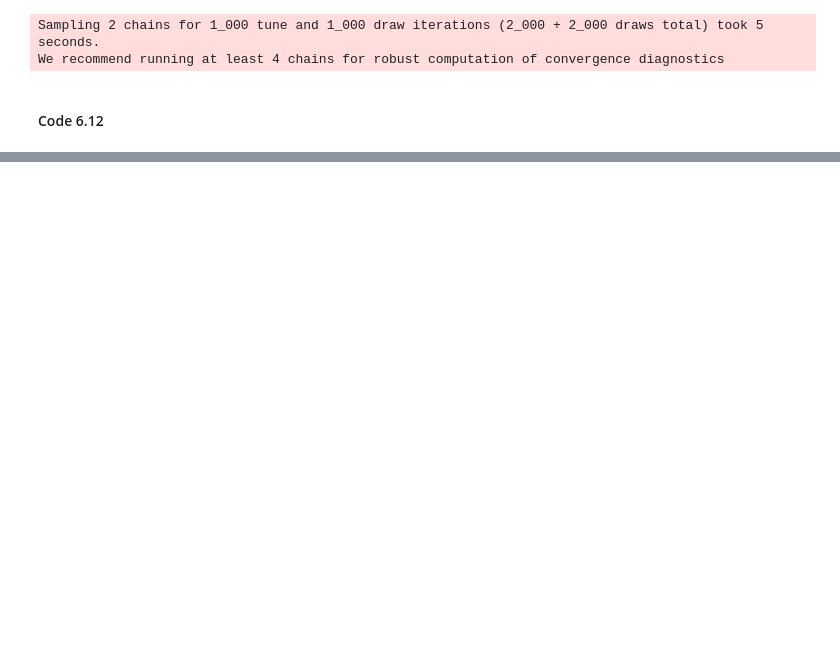
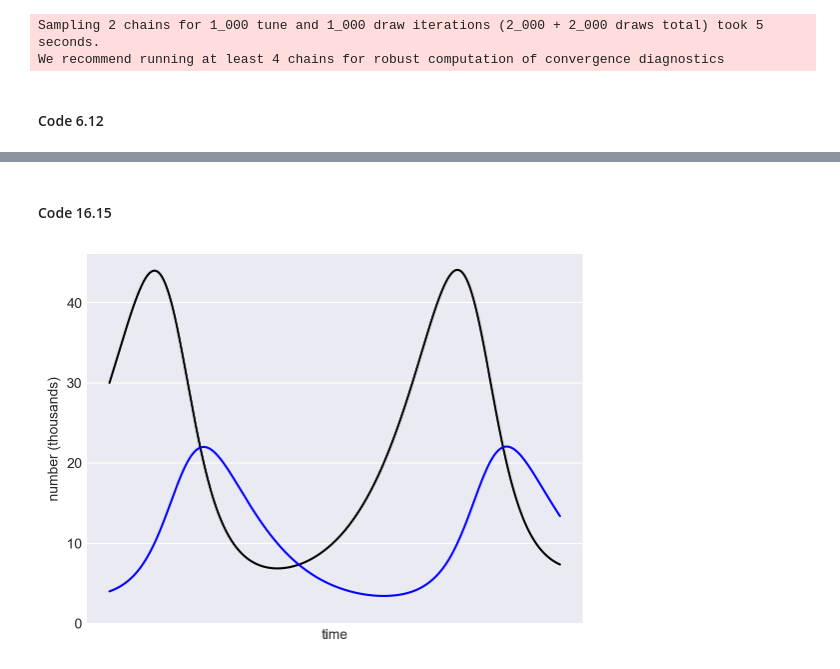
Before and after one commit to AndrewKillion/stat_rethinking_2026, a Jupyter notebook: python_code/Chapter_16.ipynb, the cells around one changed output, grey strips where cells are left out. Drawn from its saved outputs; the diff is of its cells as text; code cells hidden in the pictures; blank space fills up the shorter version.

```diff
--- a/python_code/Chapter_16.ipynb
+++ b/python_code/Chapter_16.ipynb
@@ -310,0 +315,24 @@ for i in range(30):
+# %%
+def sim_lynx_hare(n_steps, init, theta, dt=0.002):
+    L = np.full(n_steps, np.nan)
+    H = np.full(n_steps, np.nan)
+    L[0] = init[0]
+    H[0] = init[1]
+    for i in range(1, n_steps):
+        H[i] = H[i-1] + dt * H[i-1] * (theta[0] - theta[1] * L[i-1])
+        L[i] = L[i-1] + dt * L[i-1] * (theta[2] * H[i-1] - theta[3])
+    return np.column_stack([L, H])
+# %% [markdown]
+#### Code 16.15
+# %%
+theta = [.5,.05, .025, .5]
+z = sim_lynx_hare(10000, Lynx_hare.values[0,1:3], theta)
+
+plt.plot(z[:,1], color = 'black')
+plt.plot(z[:,0], color = 'blue')
+plt.ylim(0, z[:,1].max() + 2)
+plt.gca().set_xticks([])
+plt.xlabel('time')
+plt.ylabel('number (thousands)');
+# %% [output]
+[figure, added]
```
Also changed, not shown: parts of 17 cells of this notebook.
